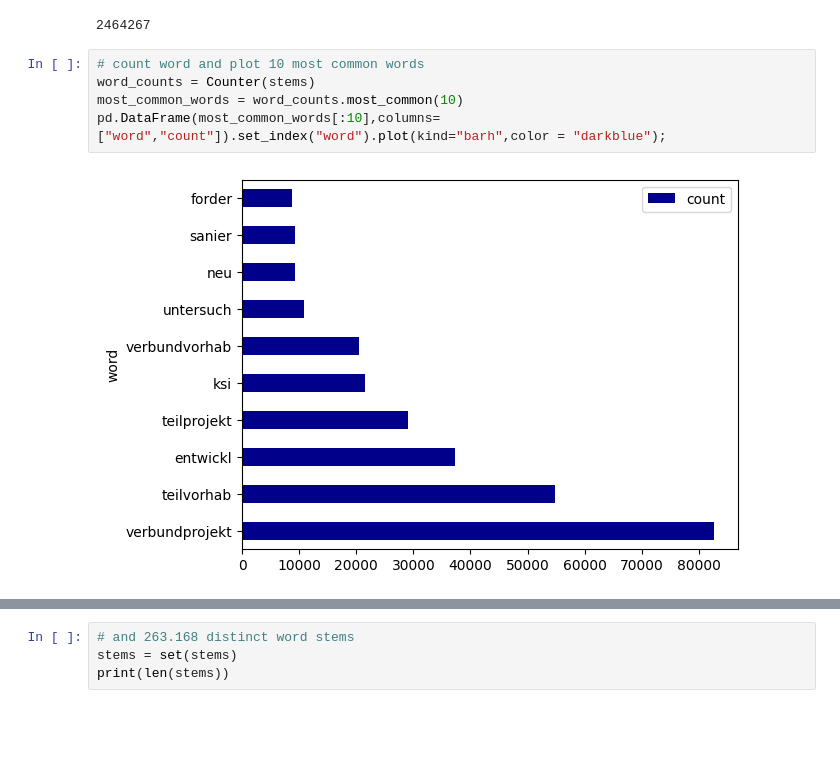
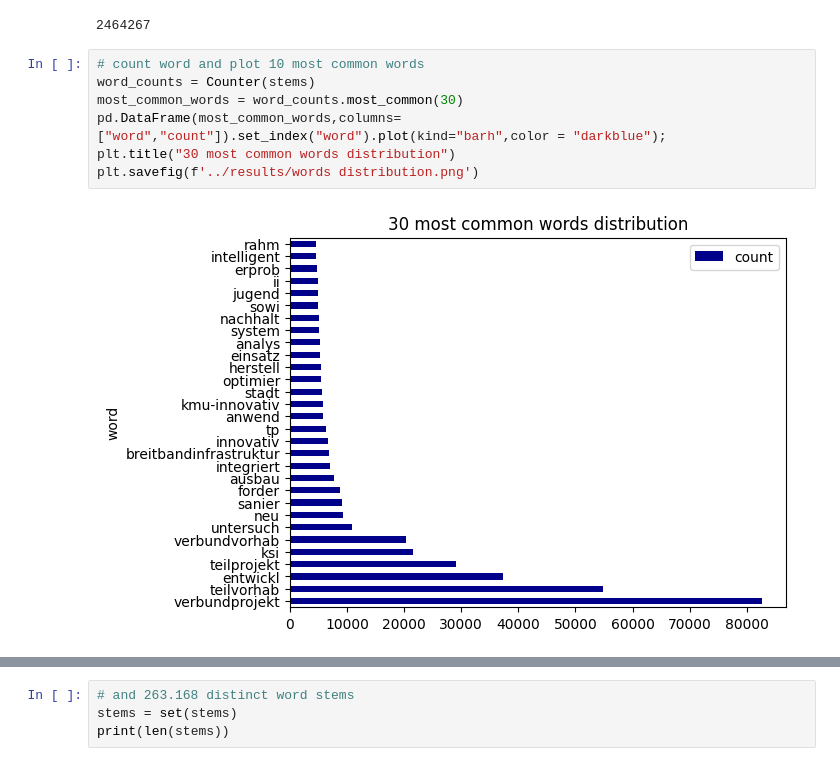
Before and after one commit to isaacduong/BMBF, a Jupyter notebook: eda/BMBF_eda (1. notebook).ipynb, the cells around one changed output, grey strips where cells are left out. Drawn from its saved outputs; the diff is of its cells as text; blank space fills up the shorter version.

Commit message:
words distribution, summary, score figures

```diff
--- a/eda/BMBF_eda (1. notebook).ipynb
+++ b/eda/BMBF_eda (1. notebook).ipynb
@@ -439,9 +452,11 @@ len(stems)
 # %%
 # count word and plot 10 most common words
 word_counts = Counter(stems)
-most_common_words = word_counts.most_common(10)
-pd.DataFrame(most_common_words[:10],columns=["word","count"]).set_index("word").plot(kind="barh",color = "darkblue");
+most_common_words = word_counts.most_common(30)
+pd.DataFrame(most_common_words,columns=["word","count"]).set_index("word").plot(kind="barh",color = "darkblue");
+plt.title("30 most common words distribution")
+plt.savefig(f'../results/words distribution.png')
 # %% [output]
-[figure, old version]
+[figure, new version]
 # %%
 def generate_wordcloud():
```
Also changed, not shown: parts of 13 cells of this notebook, 7 other files.
